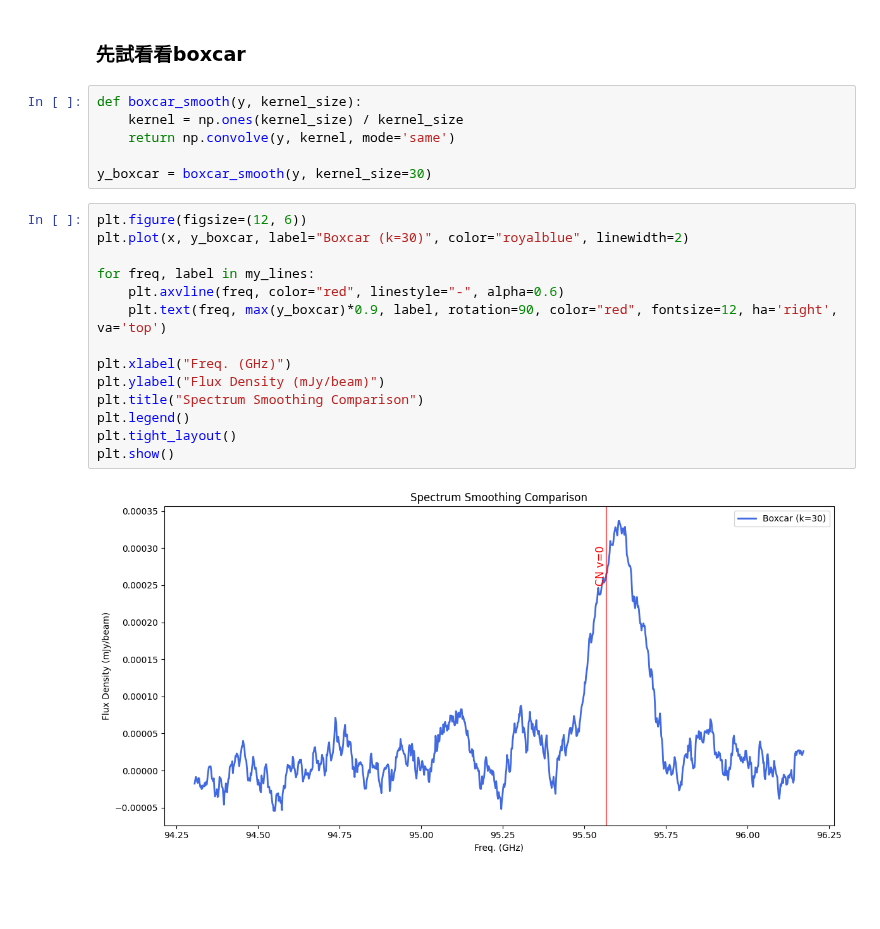
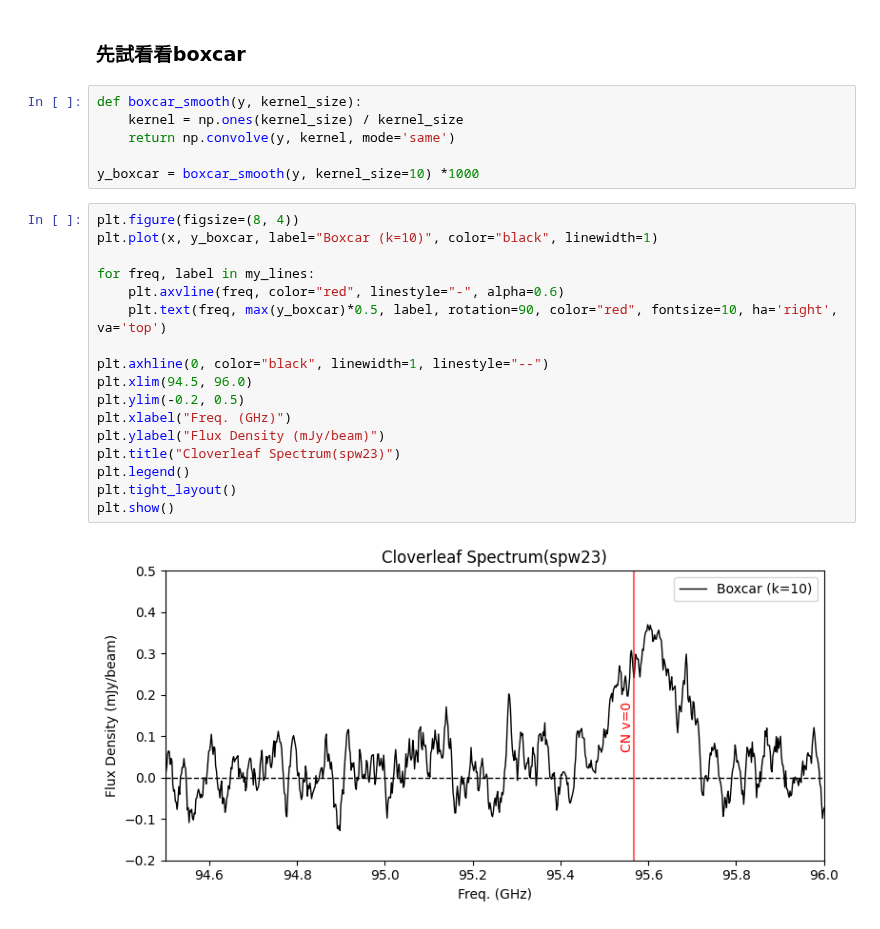
Before and after one commit to 000RF/spectral-line, a Jupyter notebook: Cloverleaf/spw23/spw23.ipynb, the cells around one changed output. Saved outputs shown, nothing was run; the diff lists cells and outputs as text; blank space fills up the shorter version.

```diff
--- a/Cloverleaf/spw23/spw23.ipynb
+++ b/Cloverleaf/spw23/spw23.ipynb
@@ -44,20 +44,23 @@ def boxcar_smooth(y, kernel_size):
     kernel = np.ones(kernel_size) / kernel_size
     return np.convolve(y, kernel, mode='same')
 
-y_boxcar = boxcar_smooth(y, kernel_size=30)
+y_boxcar = boxcar_smooth(y, kernel_size=10) *1000
 # %%
-plt.figure(figsize=(12, 6))
-plt.plot(x, y_boxcar, label="Boxcar (k=30)", color="royalblue", linewidth=2)
+plt.figure(figsize=(8, 4))
+plt.plot(x, y_boxcar, label="Boxcar (k=10)", color="black", linewidth=1)
 
 for freq, label in my_lines:
     plt.axvline(freq, color="red", linestyle="-", alpha=0.6)
-    plt.text(freq, max(y_boxcar)*0.9, label, rotation=90, color="red", fontsize=12, ha='right', va='top')
+    plt.text(freq, max(y_boxcar)*0.5, label, rotation=90, color="red", fontsize=10, ha='right', va='top')
 
+plt.axhline(0, color="black", linewidth=1, linestyle="--")
+plt.xlim(94.5, 96.0)
+plt.ylim(-0.2, 0.5)
 plt.xlabel("Freq. (GHz)")
 plt.ylabel("Flux Density (mJy/beam)")
-plt.title("Spectrum Smoothing Comparison")
+plt.title("Cloverleaf Spectrum(spw23)")
 plt.legend()
 plt.tight_layout()
 plt.show()
 # %% [output]
-[figure, old version]
+[figure, new version]
```
Also changed, not shown: 7 other files.
